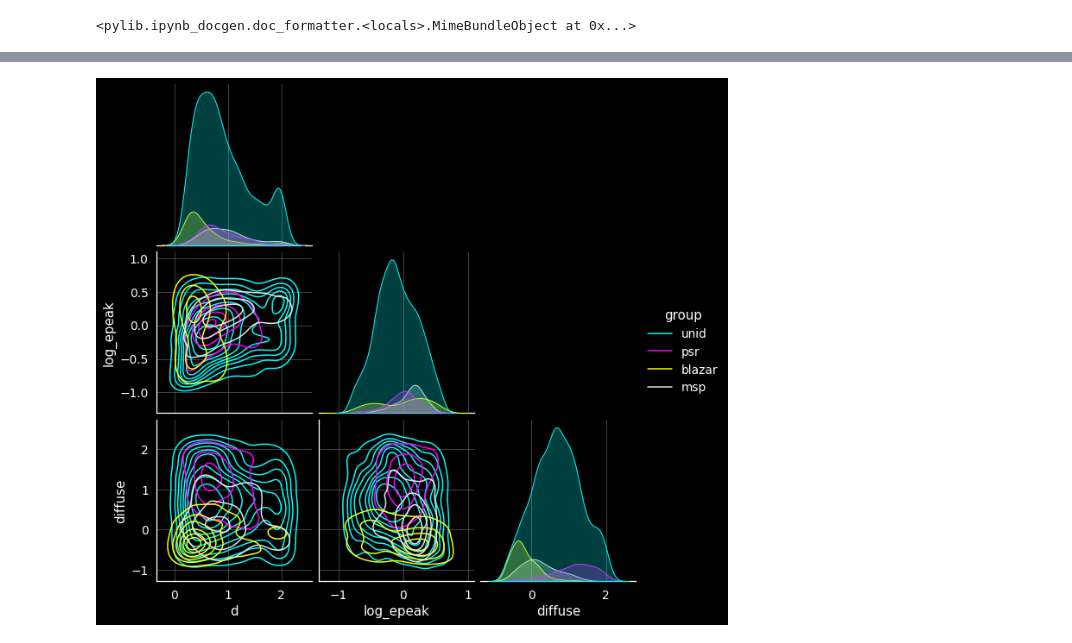
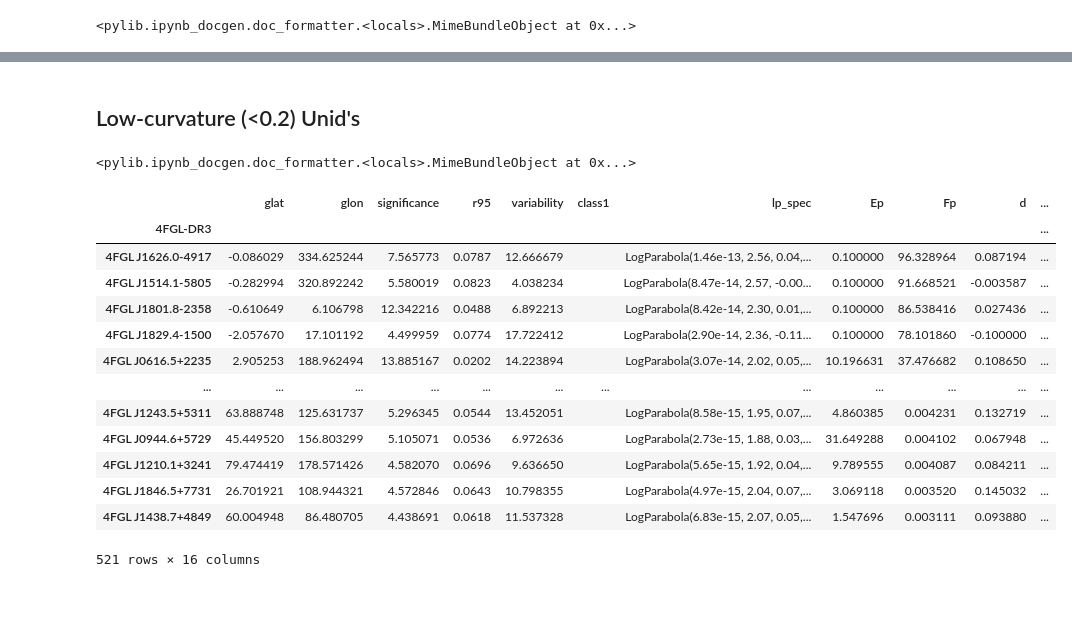
Before and after one commit to tburnett/srcpop, a Jupyter notebook: paper/kde_approach.ipynb, the cells around one changed output, grey strips where cells are left out. Saved outputs shown, nothing was run; the diff lists cells and outputs as text; code cells hidden in the pictures; blank space fills up the shorter version.

```diff
--- a/paper/kde_approach.ipynb
+++ b/paper/kde_approach.ipynb
@@ -61,9 +84,41 @@ show(fig)
+# %%
+%run pylib/skymaps
+data=self.df.query('subset=="unid" & d<0.2')# & Ep>2')
+show("""## Low-curvature (<0.2) Unid's""")
+afig = (AITfigure(figsize=(20,10))
+    .imshow(dmap, cmap='gist_gray')
+    .colorbar(shrink=0.7, label='log diffuse energy flux at 1 GeV')
+    .scatter(data, s=10*data.Fp, #100*data.log_fpeak,
+             edgecolor='yellow', c='red',)
+    .apply(lambda x: show(x.figure,
+                    caption=f"""AIT plot of the locations of the {len(data)} Unid sources with curvature<0.2. The symbol size
+                    is proportional to the peak energy flux. It is plotted on a background of the Galactic diffuse energy flux
+                    at 1 GeV.
+                    """))
+);
+# %% [output]
+## Low-curvature (<0.2) Unid's
+<pylib.ipynb_docgen.doc_formatter.<locals>.MimeBundleObject at 0x...>
+# %%
+data.sort_values('Fp', ascending=False)
+# %% [output]
+|  | glat | glon | significance | r95 | variability | class1 | lp_spec | Ep | Fp | d | ... |
+| 4FGL-DR3 |  |  |  |  |  |  |  |  |  |  | ... |
+| 4FGL J1626.0-4917 | -0.086029 | 334.625244 | 7.565773 | 0.0787 | 12.666679 |  | LogParabola(1.46e-13, 2.56, 0.04,... | 0.100000 | 96.328964 | 0.087194 | ... |
+| 4FGL J1514.1-5805 | -0.282994 | 320.892242 | 5.580019 | 0.0823 | 4.038234 |  | LogParabola(8.47e-14, 2.57, -0.00... | 0.100000 | 91.668521 | -0.003587 | ... |
+| 4FGL J1801.8-2358 | -0.610649 | 6.106798 | 12.342216 | 0.0488 | 6.892213 |  | LogParabola(8.42e-14, 2.30, 0.01,... | 0.100000 | 86.538416 | 0.027436 | ... |
+| 4FGL J1829.4-1500 | -2.057670 | 17.101192 | 4.499959 | 0.0774 | 17.722412 |  | LogParabola(2.90e-14, 2.36, -0.11... | 0.100000 | 78.101860 | -0.100000 | ... |
+| 4FGL J0616.5+2235 | 2.905253 | 188.962494 | 13.885167 | 0.0202 | 14.223894 |  | LogParabola(3.07e-14, 2.02, 0.05,... | 10.196631 | 37.476682 | 0.108650 | ... |
+| ... | ... | ... | ... | ... | ... | ... | ... | ... | ... | ... | ... |
+| 4FGL J1243.5+5311 | 63.888748 | 125.631737 | 5.296345 | 0.0544 | 13.452051 |  | LogParabola(8.58e-15, 1.95, 0.07,... | 4.860385 | 0.004231 | 0.132719 | ... |
+| 4FGL J0944.6+5729 | 45.449520 | 156.803299 | 5.105071 | 0.0536 | 6.972636 |  | LogParabola(2.73e-15, 1.88, 0.03,... | 31.649288 | 0.004102 | 0.067948 | ... |
+| 4FGL J1210.1+3241 | 79.474419 | 178.571426 | 4.582070 | 0.0696 | 9.636650 |  | LogParabola(5.65e-15, 1.92, 0.04,... | 9.789555 | 0.004087 | 0.084211 | ... |
+| 4FGL J1846.5+7731 | 26.701921 | 108.944321 | 4.572846 | 0.0643 | 10.798355 |  | LogParabola(4.97e-15, 2.04, 0.07,... | 3.069118 | 0.003520 | 0.145032 | ... |
+| 4FGL J1438.7+4849 | 60.004948 | 86.480705 | 4.438691 | 0.0618 | 11.537328 |  | LogParabola(6.83e-15, 2.07, 0.05,... | 1.547696 | 0.003111 | 0.093880 | ... |
+521 rows × 16 columns
 # %%
-sns.pairplot(dfc, hue='group', vars = 'd log_epeak diffuse'.split(), palette=self.palette + ['0.9'],
-             kind='kde',
-            height=3, corner=True);
+sns.pairplot(dfc, hue='subset', hue_order='unid psr msp'.split(), vars = 'd log_epeak diffuse'.split(),
+             palette=self.palette ,  kind='kde',      height=3, corner=True);
-# %% [output]
-[figure, removed]
 # %%
 kde_vars = 'd log_epeak log_fpeak diffuse'.split()
 show(f"""## Create KDE functions
```
Also changed, not shown: parts of 12 cells of this notebook, 12 other files.
